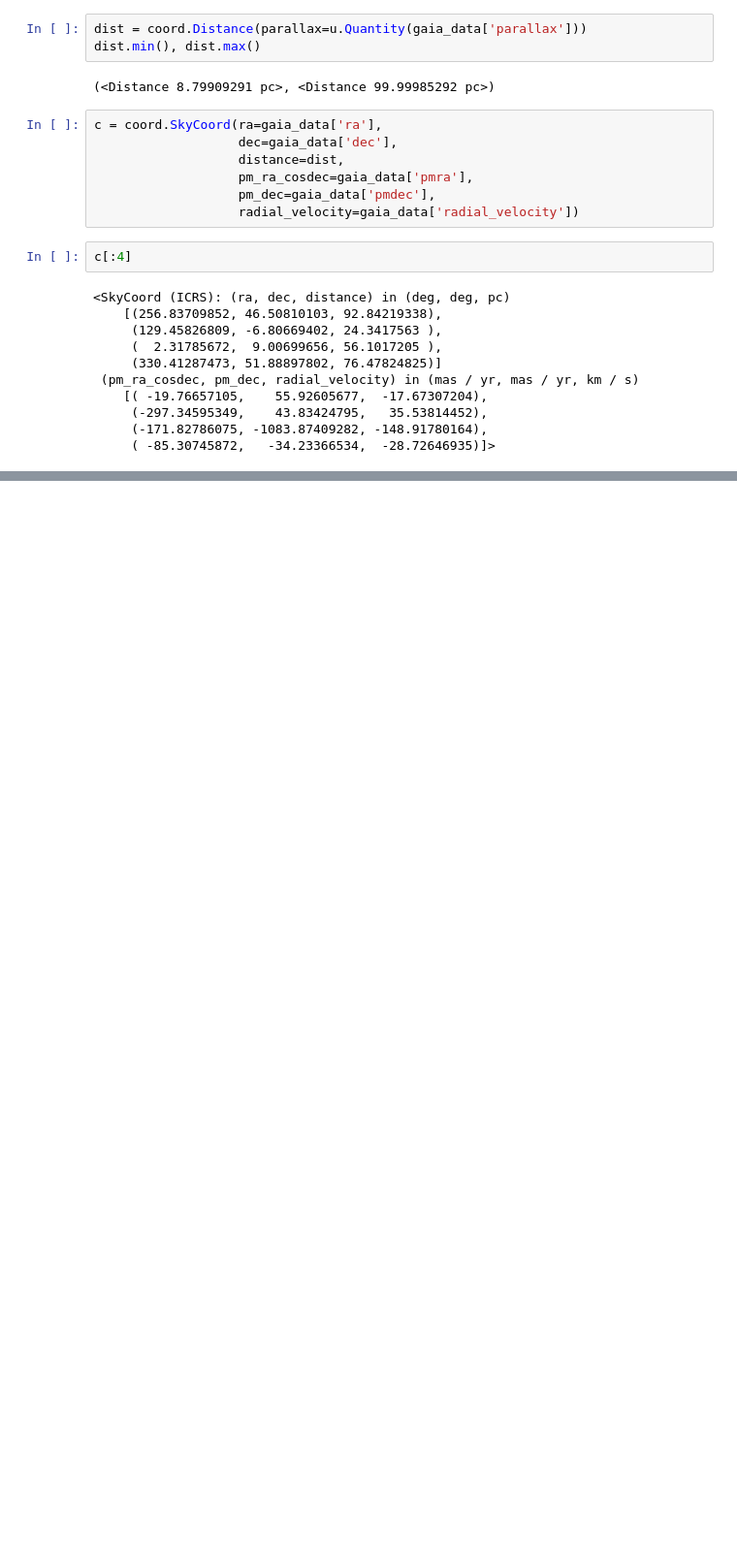
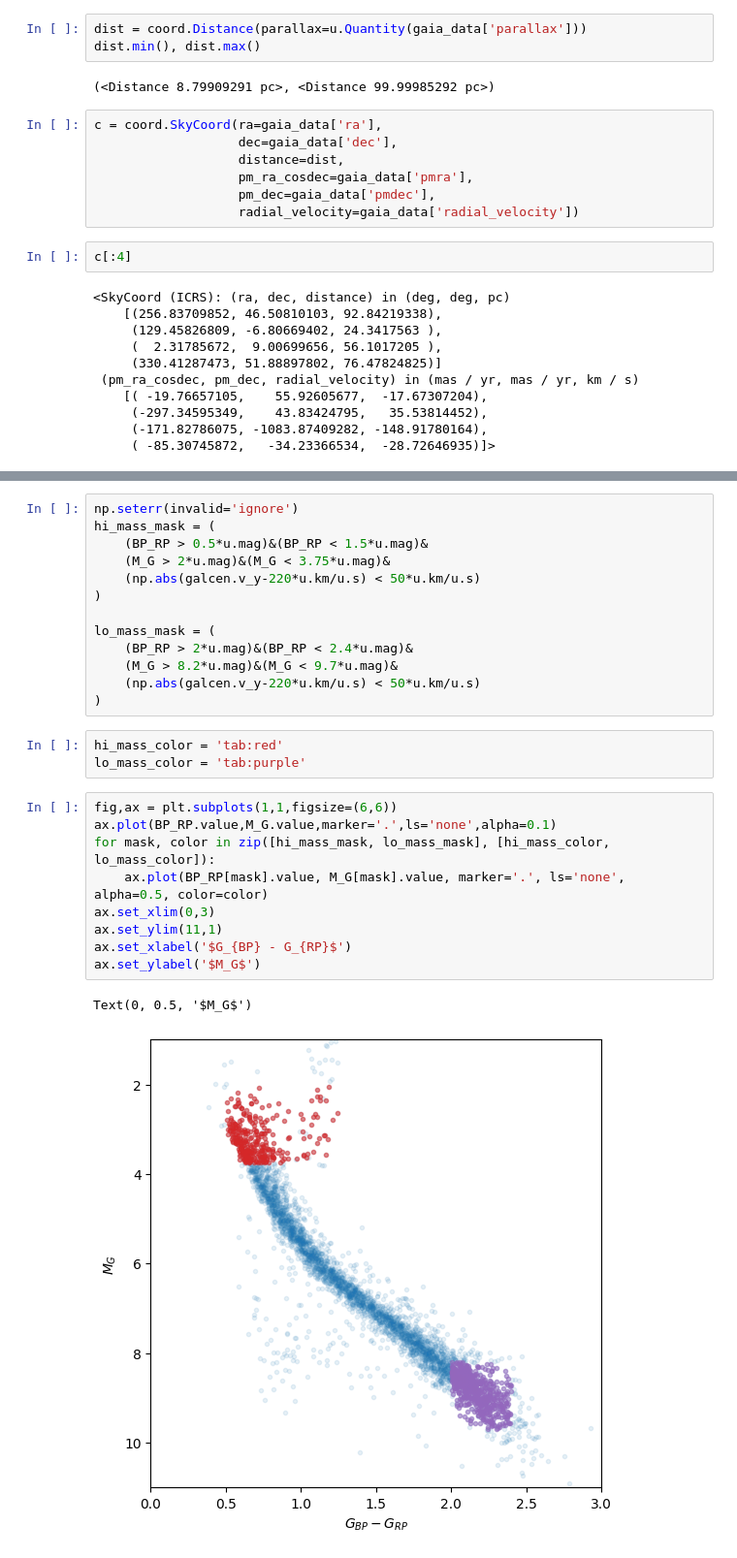
Before and after one commit to khalifardy/astropy_trial, a Jupyter notebook: gaia_galaksi_orbit.ipynb, the cells around one changed output, grey strips where cells are left out. Shown: that part at 97% size. Saved outputs shown, nothing was run; the diff lists cells and outputs as text; blank space fills up the shorter version.

```diff
--- a/gaia_galaksi_orbit.ipynb
+++ b/gaia_galaksi_orbit.ipynb
@@ -72,0 +137,28 @@ c[:4]
+# %%
+np.seterr(invalid='ignore')
+hi_mass_mask = (
+    (BP_RP > 0.5*u.mag)&(BP_RP < 1.5*u.mag)&
+    (M_G > 2*u.mag)&(M_G < 3.75*u.mag)&
+    (np.abs(galcen.v_y-220*u.km/u.s) < 50*u.km/u.s)
+)
+
+lo_mass_mask = (
+    (BP_RP > 2*u.mag)&(BP_RP < 2.4*u.mag)&
+    (M_G > 8.2*u.mag)&(M_G < 9.7*u.mag)&
+    (np.abs(galcen.v_y-220*u.km/u.s) < 50*u.km/u.s)
+)
+# %%
+hi_mass_color = 'tab:red'
+lo_mass_color = 'tab:purple'
+# %%
+fig,ax = plt.subplots(1,1,figsize=(6,6))
+ax.plot(BP_RP.value,M_G.value,marker='.',ls='none',alpha=0.1)
+for mask, color in zip([hi_mass_mask, lo_mass_mask], [hi_mass_color, lo_mass_color]):
+    ax.plot(BP_RP[mask].value, M_G[mask].value, marker='.', ls='none', alpha=0.5, color=color)
+ax.set_xlim(0,3)
+ax.set_ylim(11,1)
+ax.set_xlabel('$G_{BP} - G_{RP}$')
+ax.set_ylabel('$M_G$')
+# %% [output]
+Text(0, 0.5, '$M_G$')
+[figure, added]
```
Also changed, not shown: parts of 19 cells of this notebook.
